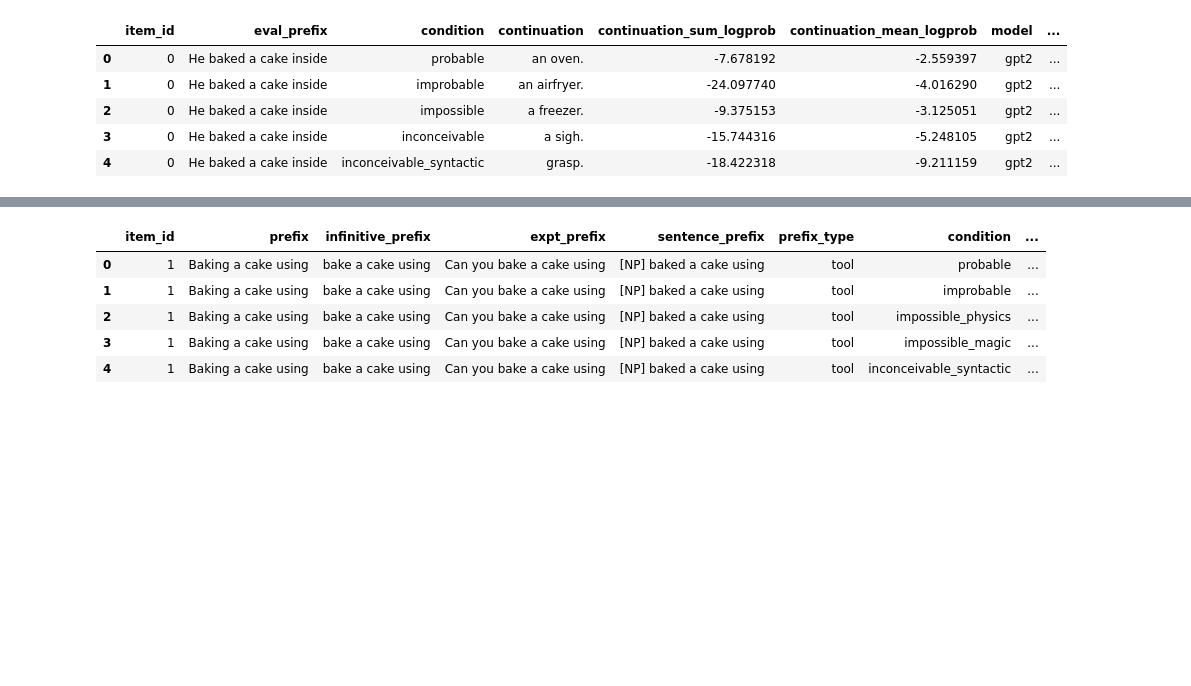
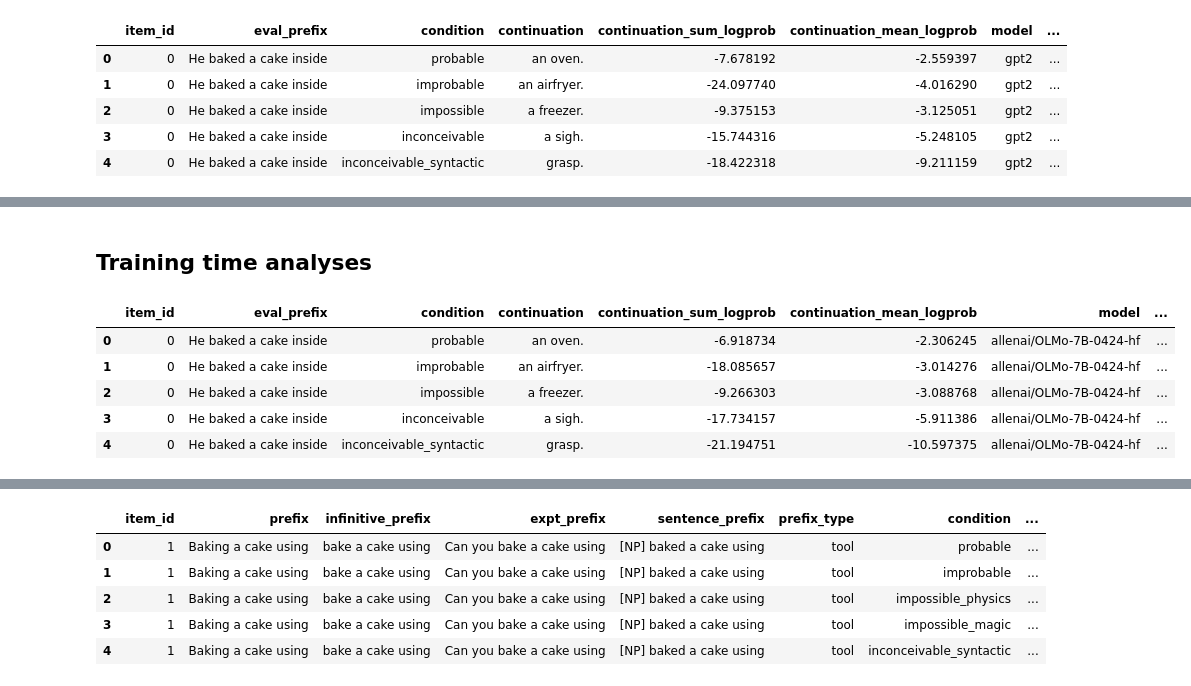
Before and after one commit to jennhu/shades-of-zero, a Jupyter notebook: analysis/figures.ipynb, the cells around one changed output, grey strips where cells are left out. Cells and saved outputs as stored; diff of their text form; code cells hidden in the pictures; blank space fills up the shorter version.

```diff
--- a/analysis/figures.ipynb
+++ b/analysis/figures.ipynb
@@ -53,11 +54,18 @@ COND_PAL = {
     "improbable": lightblue,
     "impossible": darkorange,
     "inconceivable": darkred,
-    # "impossible_physics": darkorange,
-    # "impossible_magic": lightorange,
-    # "inconceivable_semantic": darkred,
     "inconceivable_syntactic": lightred,
 }
+
+SURPRISAL_DIR = "../data/exp2_model_surprisal/surprisals"
+
+def get_steps_tokens(revision):
+    if revision is None:
+        return None, None
+    step_str, token_str = revision.split("-")
+    steps = int(step_str.replace("step", ""))
+    tokens = int(token_str.replace("tokens", "").replace("B", ""))
+    return steps, tokens
 
 def render(outpath=None):
     if outpath is not None:
@@ -244 +257,21 @@ for metric in ["sum", "mean"]:
 <Figure size 640x480 with 0 Axes>
+# %% [markdown]
+## Training time analyses
+# %%
+olmo_files = [
+    f for f in listdir(SURPRISAL_DIR) if f.startswith("summary") and "olmo" in f
+]
+olmo_df = pd.concat([pd.read_csv(f"{SURPRISAL_DIR}/{f}") for f in olmo_files])
+olmo_df[["step", "tokens"]] = olmo_df.apply(
+    lambda row: get_steps_tokens(row.revision),
+    axis=1,
+    result_type="expand"
+)
+olmo_df.head()
+# %% [output]
+|  | item_id | eval_prefix | condition | continuation | continuation_sum_logprob | continuation_mean_logprob | model | ... |
+| 0 | 0 | He baked a cake inside | probable | an oven. | -6.918734 | -2.306245 | allenai/OLMo-7B-0424-hf | ... |
+| 1 | 0 | He baked a cake inside | improbable | an airfryer. | -18.085657 | -3.014276 | allenai/OLMo-7B-0424-hf | ... |
+| 2 | 0 | He baked a cake inside | impossible | a freezer. | -9.266303 | -3.088768 | allenai/OLMo-7B-0424-hf | ... |
+| 3 | 0 | He baked a cake inside | inconceivable | a sigh. | -17.734157 | -5.911386 | allenai/OLMo-7B-0424-hf | ... |
+| 4 | 0 | He baked a cake inside | inconceivable_syntactic | grasp. | -21.194751 | -10.597375 | allenai/OLMo-7B-0424-hf | ... |
```
Also changed, not shown: parts of 4 cells of this notebook, 24 other files.
